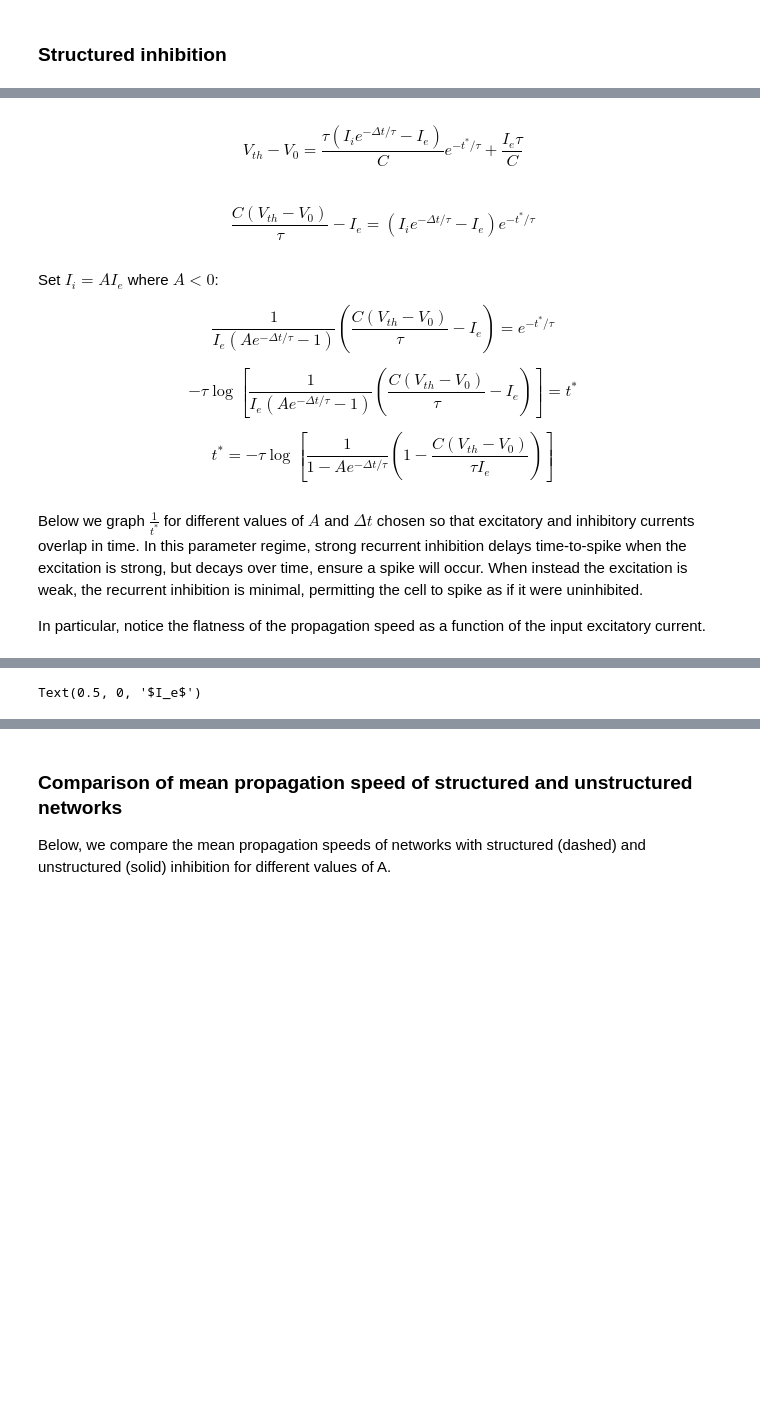
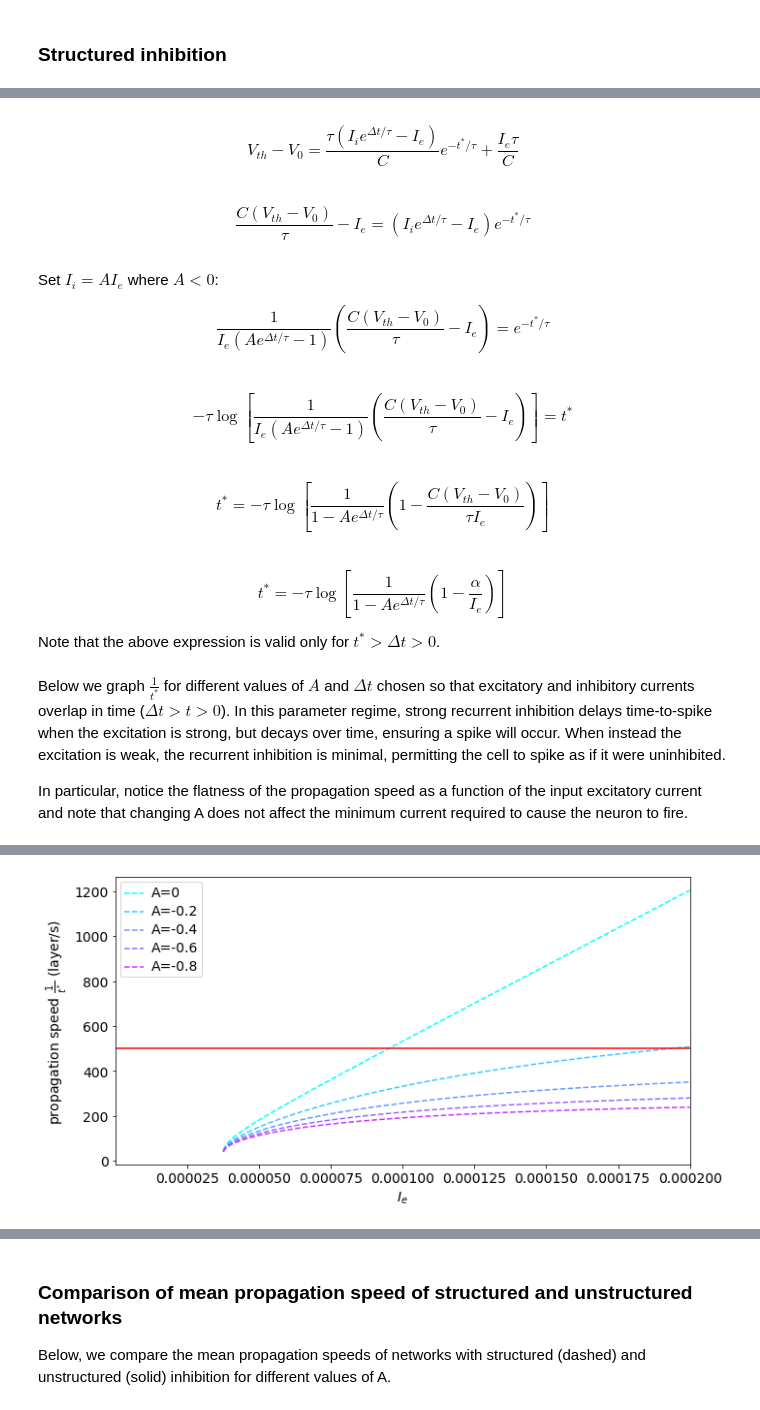
Before and after one commit to davidgbe/synfire_chain_growth, a Jupyter notebook: notes/Propagation speed in structured and unstructured networks.ipynb, the cells around one changed output, grey strips where cells are left out. Cells and saved outputs as stored; diff of their text form; code cells hidden in the pictures; blank space fills up the shorter version.

Commit message:
updates to notes and new params for unstructured networks

```diff
--- a/notes/Propagation speed in structured and unstructured networks.ipynb
+++ b/notes/Propagation speed in structured and unstructured networks.ipynb
@@ -105,36 +120,44 @@ $$ V_{th} = V_0 + \frac{I_i \tau}{C} e^{-(t^* + \Delta t)/\tau} + \frac{I_e \tau
 # %% [markdown]
-$$ V_{th} - V_0 = \frac{\tau (I_i e^{-\Delta t/\tau} - I_e)}{C} e^{-t^*/\tau} + \frac{I_e \tau}{C} $$
+$$ V_{th} - V_0 = \frac{\tau (I_i e^{\Delta t/\tau} - I_e)}{C} e^{-t^*/\tau} + \frac{I_e \tau}{C} $$
 # %% [markdown]
-$$ \frac{C(V_{th} - V_0)}{\tau} - I_e = (I_i e^{-\Delta t/\tau} - I_e) e^{-t^*/\tau}$$
+$$ \frac{C(V_{th} - V_0)}{\tau} - I_e = (I_i e^{\Delta t/\tau} - I_e) e^{-t^*/\tau}$$
 # %% [markdown]
 Set $I_i = A I_e$ where $A < 0$:
 
-$$ \frac{1}{I_e (A e^{-\Delta t/\tau} - 1)} \left( \frac{C(V_{th} - V_0)}{\tau} - I_e \right) = e^{-t^*/\tau}$$
-
-$$ -\tau \log \left[ \frac{1}{I_e (A e^{-\Delta t/\tau} - 1)} \left( \frac{C(V_{th} - V_0)}{\tau} - I_e \right) \right] = t^* $$
-
-
-$$ t^* = -\tau \log \left[ \frac{1}{1 - A e^{-\Delta t/\tau}} \left(1 -  \frac{C(V_{th} - V_0)}{\tau I_e} \right) \right] $$
+$$ \frac{1}{I_e (A e^{\Delta t/\tau} - 1)} \left( \frac{C(V_{th} - V_0)}{\tau} - I_e \right) = e^{-t^*/\tau}$$
+# %% [markdown]
+$$ -\tau \log \left[ \frac{1}{I_e (A e^{\Delta t/\tau} - 1)} \left( \frac{C(V_{th} - V_0)}{\tau} - I_e \right) \right] = t^* $$
+# %% [markdown]
+$$ t^* = -\tau \log \left[ \frac{1}{1 - A e^{\Delta t/\tau}} \left(1 -  \frac{C(V_{th} - V_0)}{\tau I_e} \right) \right] $$
+# %% [markdown]
+$$ t^* = -\tau \log \left[ \frac{1}{1 - A e^{\Delta t/\tau}} \left(1 -  \frac{\alpha}{I_e} \right) \right] $$
+
+Note that the above expression is valid only for $t^* > \Delta t > 0$.
 # %% [markdown]
-Below we graph $\frac{1}{t^*}$ for different values of $A$ and $\Delta t$ chosen so that excitatory and inhibitory currents overlap in time. In this parameter regime, strong recurrent inhibition delays time-to-spike when the excitation is strong, but decays over time, ensure a spike will occur. When instead the excitation is weak, the recurrent inhibition is minimal, permitting the cell to spike as if it were uninhibited.
+Below we graph $\frac{1}{t^*}$ for different values of $A$ and $\Delta t$ chosen so that excitatory and inhibitory currents overlap in time ($\Delta t > t > 0$). In this parameter regime, strong recurrent inhibition delays time-to-spike when the excitation is strong, but decays over time, ensuring a spike will occur. When instead the excitation is weak, the recurrent inhibition is minimal, permitting the cell to spike as if it were uninhibited.
 
-In particular, notice the flatness of the propagation speed as a function of the input excitatory current.
+In particular, notice the flatness of the propagation speed as a function of the input excitatory current and note that changing A does not affect the minimum current required to cause the neuron to fire.
 # %%
-delta_t = -3e-3
+delta_t = 2e-3
 
 def t_star_structed(a, i_e):
-    return -tau * np.log((1 - alpha / i_e) / (1 - a * np.exp(-delta_t / tau)))
+    return -tau * np.log((1 - alpha / i_e) / (1 - a * np.exp(delta_t / tau)))
 
 def prop_speed_structed(a, i_e):
     return 1 / t_star_structed(a, i_e)
 
-fig, ax = plt.subplots(1, 1, figsize=(7, 3), tight_layout=True)
+fig, ax = plt.subplots(1, 1, figsize=(10, 5), tight_layout=True)
 
 colors = get_ordered_colors('cool', 6)
 
 for i, a in enumerate([0, -0.2, -.4, -.6, -.8]):
     ax.plot(i_e, prop_speed_structed(a, i_e), '--', c=colors[i], label=f'A={a}')
+
+ax.plot(i_e, [1/delta_t] * len(i_e), 'red')
+
 ax.legend()
 ax.set_ylabel(r'propagation speed $\frac{1}{t^*}$ (layer/s)')
 ax.set_xlabel(r'$I_e$')
+ax.set_xlim(i_e[0], i_e[-1])
+set_font_size(ax, 14)
 # %% [output]
@@ -143 +164 @@ ax.set_xlabel(r'$I_e$')
-Text(0.5, 0, '$I_e$')
+[figure, added]
```
Also changed, not shown: parts of 7 cells of this notebook, 48 other files.
